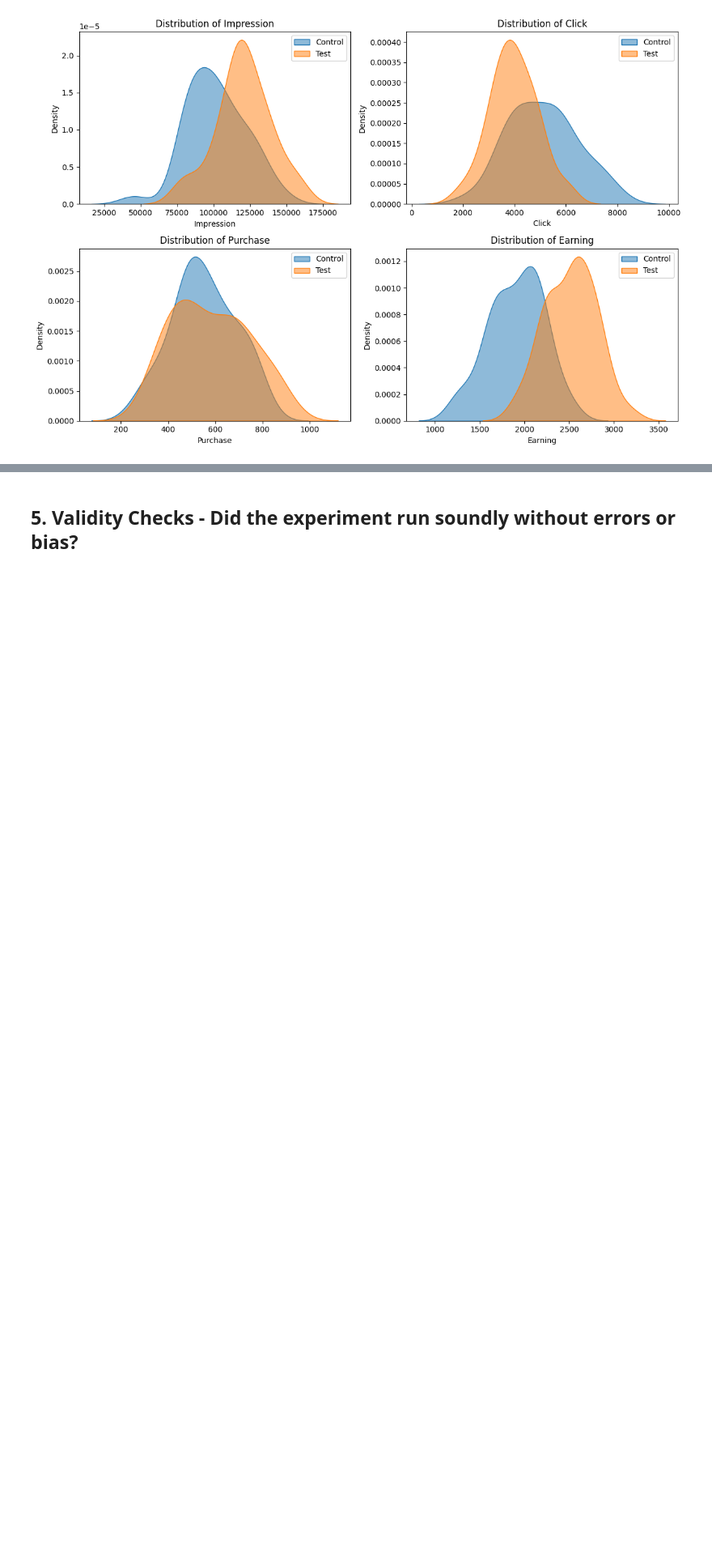
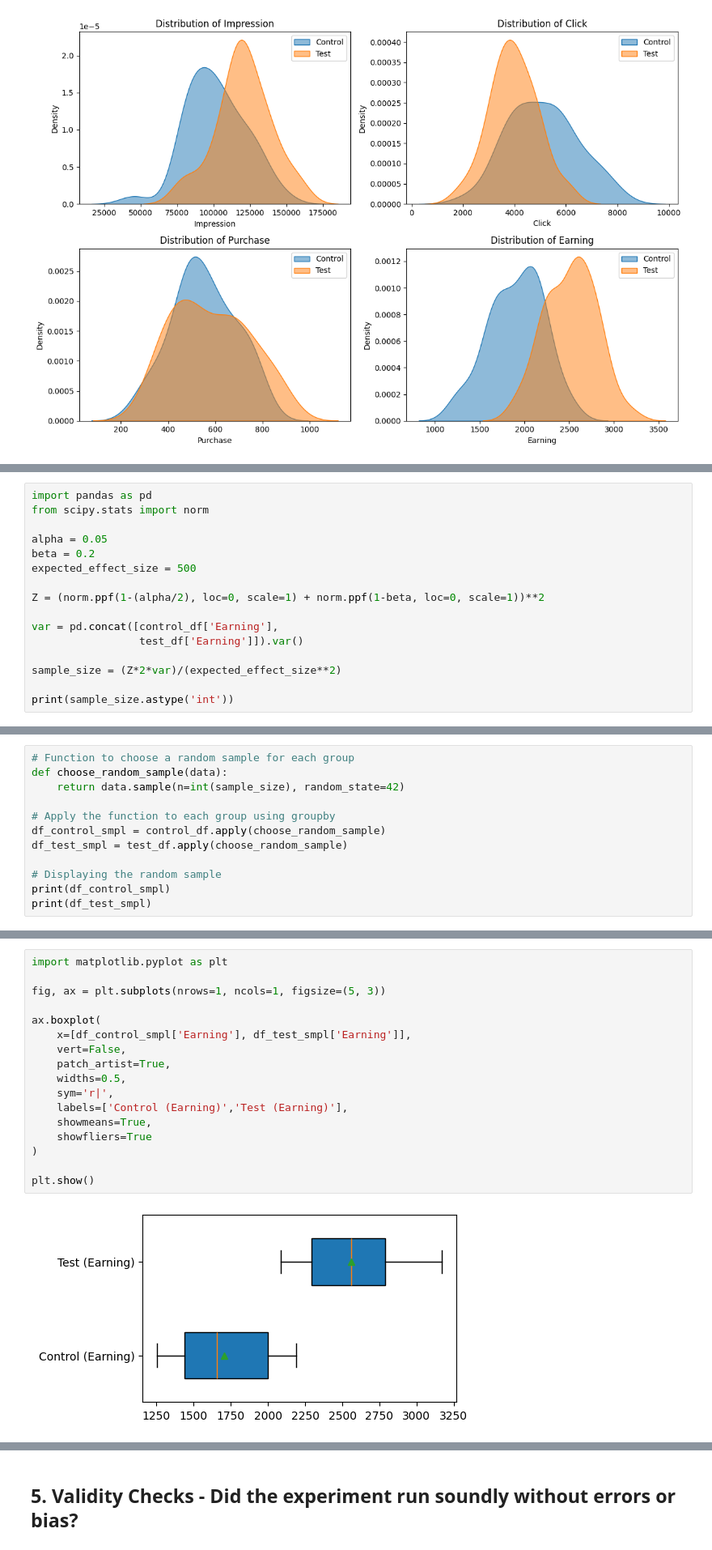
Before and after one commit to nee1k/ab_testing, a Jupyter notebook: Social_Media_A_B_Testing.ipynb, the cells around one changed output, grey strips where cells are left out. Shown at 81% size. Saved outputs shown, nothing was run; the diff lists cells and outputs as text; blank space fills up the shorter version.

```diff
--- a/Social_Media_A_B_Testing.ipynb
+++ b/Social_Media_A_B_Testing.ipynb
@@ -126,0 +127,16 @@ The sample size per group is calculated as:
+# %%
+import pandas as pd
+from scipy.stats import norm
+
+alpha = 0.05
+beta = 0.2
+expected_effect_size = 500
+
+Z = (norm.ppf(1-(alpha/2), loc=0, scale=1) + norm.ppf(1-beta, loc=0, scale=1))**2
+
+var = pd.concat([control_df['Earning'],
+                 test_df['Earning']]).var()
+
+sample_size = (Z*2*var)/(expected_effect_size**2)
+
+print(sample_size.astype('int'))
@@ -130,0 +147,12 @@ The sample size per group is calculated as:
+# %%
+# Function to choose a random sample for each group
+def choose_random_sample(data):
+    return data.sample(n=int(sample_size), random_state=42)
+
+# Apply the function to each group using groupby
+df_control_smpl = control_df.apply(choose_random_sample)
+df_test_smpl = test_df.apply(choose_random_sample)
+
+# Displaying the random sample
+print(df_control_smpl)
+print(df_test_smpl)
@@ -130,0 +177,19 @@ The sample size per group is calculated as:
+# %%
+import matplotlib.pyplot as plt
+
+fig, ax = plt.subplots(nrows=1, ncols=1, figsize=(5, 3))
+
+ax.boxplot(
+    x=[df_control_smpl['Earning'], df_test_smpl['Earning']],
+    vert=False,
+    patch_artist=True,
+    widths=0.5,
+    sym='r|',
+    labels=['Control (Earning)','Test (Earning)'],
+    showmeans=True,
+    showfliers=True
+)
+
+plt.show()
+# %% [output]
+[figure, added]
```
Also changed, not shown: parts of 7 cells of this notebook.
